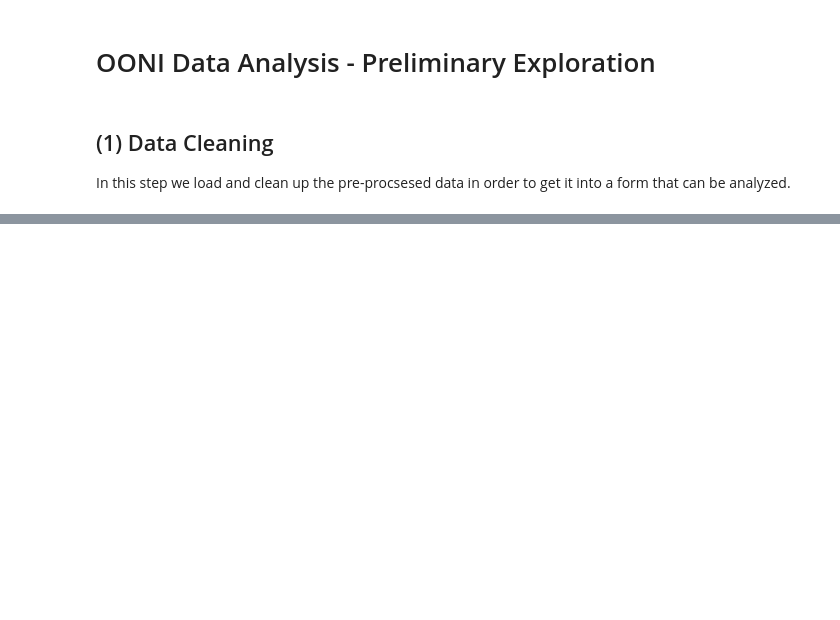
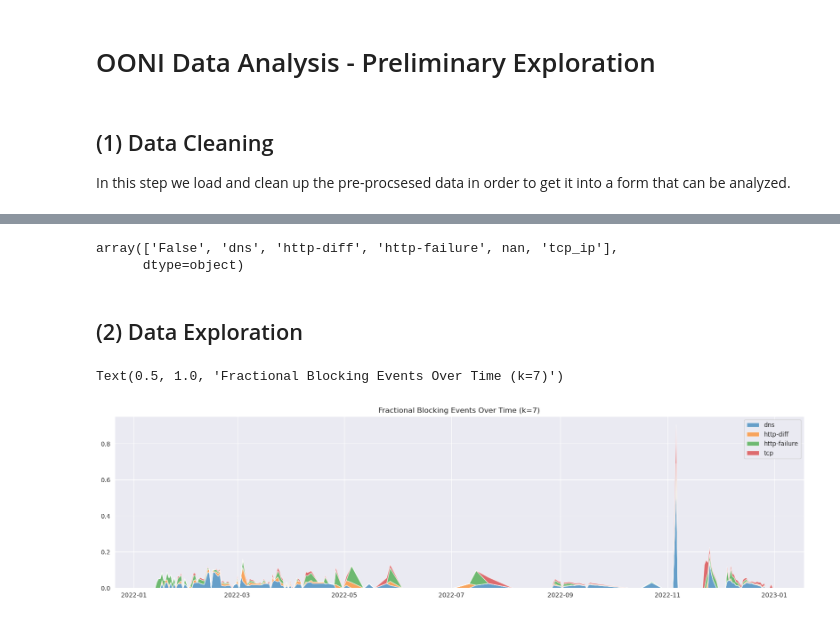
Before and after one commit to mdushkoff/OONI_DataAnalysis, a Jupyter notebook: src/analysis001.ipynb, the cells around one changed output, grey strips where cells are left out. Drawn from its saved outputs; the diff is of its cells as text; code cells hidden in the pictures; blank space fills up the shorter version.

Commit message:
Started exploration of blocking anomalies on webconnectivity test

```diff
--- a/src/analysis001.ipynb
+++ b/src/analysis001.ipynb
@@ -29,0 +38,40 @@ web_connectivity
+# %%
+# Filter data into specific blocking methods
+dns_events = web_connectivity[web_connectivity['blocking'] == 'dns']
+httpdiff_events = web_connectivity[web_connectivity['blocking'] == 'http-diff']
+httpfail_events = web_connectivity[web_connectivity['blocking'] == 'http-failure']
+tcp_events = web_connectivity[web_connectivity['blocking'] == 'tcp_ip']
+web_connectivity['blocking'].unique()
+# %% [output]
+array(['False', 'dns', 'http-diff', 'http-failure', nan, 'tcp_ip'],
+      dtype=object)
+# %% [markdown]
+## (2) Data Exploration
+# %%
+# Compute rolling totals
+k=7
+total_events = web_connectivity.groupby(web_connectivity.index).size().rolling(window=k).sum().dropna()
+total_dns = dns_events.groupby(dns_events.index).size().rolling(window=k).sum().dropna()
+total_httpdiff = httpdiff_events.groupby(httpdiff_events.index).size().rolling(window=k).sum().dropna()
+total_httpfail = httpfail_events.groupby(httpfail_events.index).size().rolling(window=k).sum().dropna()
+total_tcp = tcp_events.groupby(tcp_events.index).size().rolling(window=k).sum().dropna()
+# %%
+# Compute fractional events
+frac_dns = total_dns/total_events
+frac_httpdiff = total_httpdiff/total_events
+frac_httpfail = total_httpfail/total_events
+frac_tcp = total_tcp/total_events
+frac_dns = frac_dns.fillna(0)
+frac_httpdiff = frac_httpdiff.fillna(0)
+frac_httpfail = frac_httpfail.fillna(0)
+frac_tcp = frac_tcp.fillna(0)
+# %%
+# Plot fractional events
+plt.rcParams['figure.figsize'] = [20, 5]
+plt.stackplot(total_events.index, frac_dns, frac_httpdiff, frac_httpfail, frac_tcp, labels=['dns', 'http-diff', 'http-failure', 'tcp'], alpha=0.65)
+plt.legend()
+plt.grid()
+plt.title(f'Fractional Blocking Events Over Time (k={k})')
+# %% [output]
+Text(0.5, 1.0, 'Fractional Blocking Events Over Time (k=7)')
+[figure, added]
```
Also changed, not shown: parts of 8 cells of this notebook.
